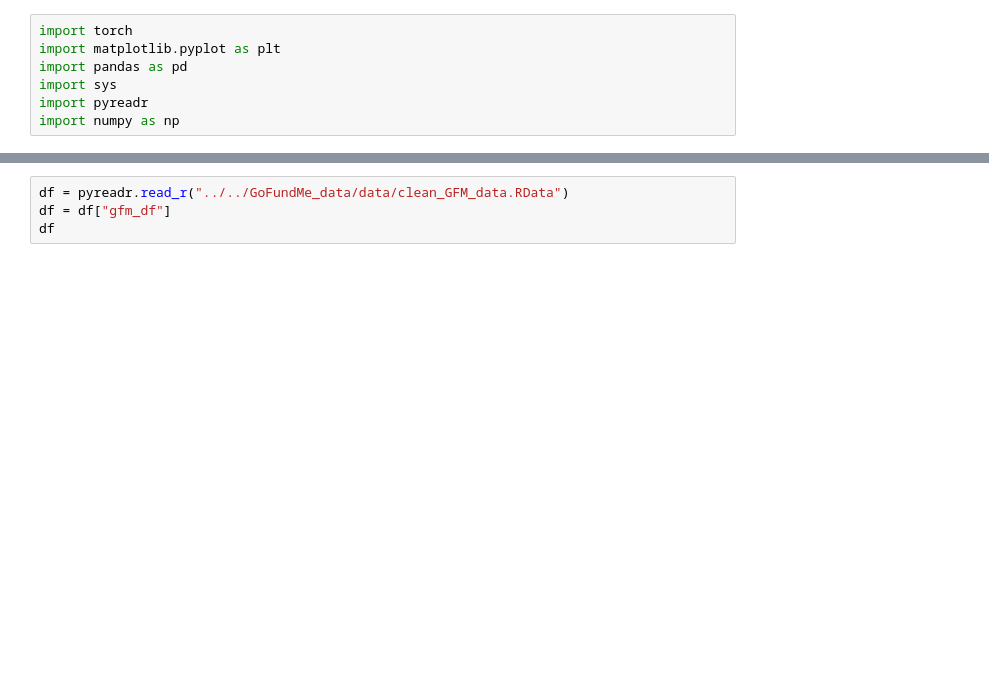
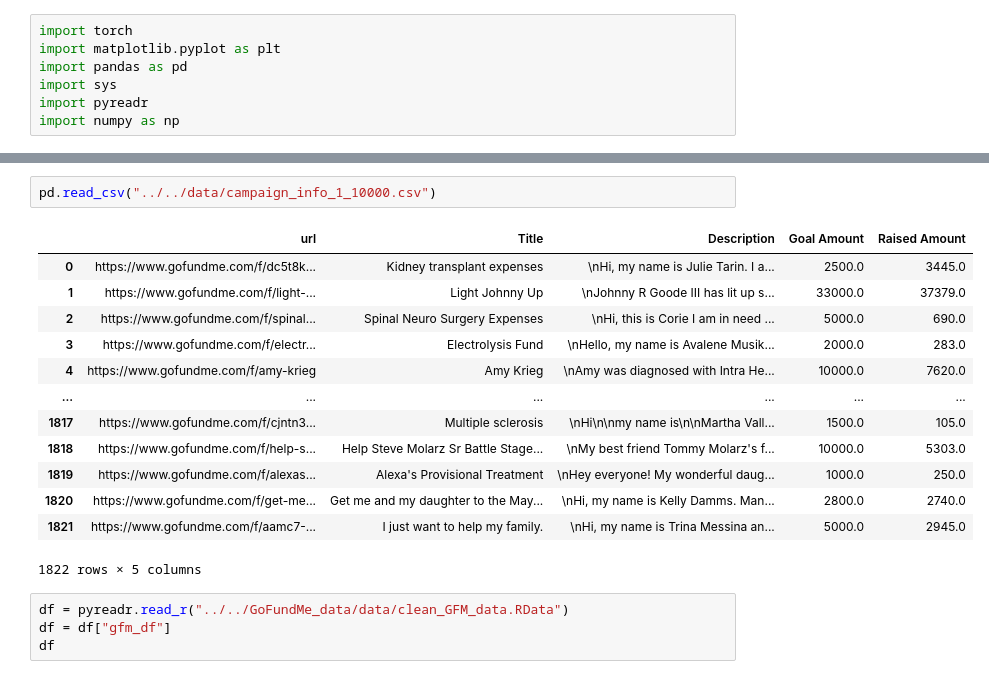
Before and after one commit to ece1786-2023/FundSeer, a Jupyter notebook: notebooks/baseline_model.ipynb, the cells around one changed output, grey strips where cells are left out. Cells and saved outputs as stored; diff of their text form; blank space fills up the shorter version.

```diff
--- a/notebooks/baseline_model.ipynb
+++ b/notebooks/baseline_model.ipynb
@@ -8,3 +14,19 @@ import numpy as np
+# %%
+pd.read_csv("../../data/campaign_info_1_10000.csv")
+# %% [output]
+|  | url | Title | Description | Goal Amount | Raised Amount |
+| 0 | https://www.gofundme.com/f/dc5t8k... | Kidney transplant expenses | \nHi, my name is Julie Tarin. I a... | 2500.0 | 3445.0 |
+| 1 | https://www.gofundme.com/f/light-... | Light Johnny Up | \nJohnny R Goode III has lit up s... | 33000.0 | 37379.0 |
+| 2 | https://www.gofundme.com/f/spinal... | Spinal Neuro Surgery Expenses | \nHi, this is Corie I am in need ... | 5000.0 | 690.0 |
+| 3 | https://www.gofundme.com/f/electr... | Electrolysis Fund | \nHello, my name is Avalene Musik... | 2000.0 | 283.0 |
+| 4 | https://www.gofundme.com/f/amy-krieg | Amy Krieg | \nAmy was diagnosed with Intra He... | 10000.0 | 7620.0 |
+| ... | ... | ... | ... | ... | ... |
+| 1817 | https://www.gofundme.com/f/cjntn3... | Multiple sclerosis | \nHi\n\nmy name is\n\nMartha Vall... | 1500.0 | 105.0 |
+| 1818 | https://www.gofundme.com/f/help-s... | Help Steve Molarz Sr Battle Stage... | \nMy best friend Tommy Molarz's f... | 10000.0 | 5303.0 |
+| 1819 | https://www.gofundme.com/f/alexas... | Alexa's Provisional Treatment | \nHey everyone! My wonderful daug... | 1000.0 | 250.0 |
+| 1820 | https://www.gofundme.com/f/get-me... | Get me and my daughter to the May... | \nHi, my name is Kelly Damms. Man... | 2800.0 | 2740.0 |
+| 1821 | https://www.gofundme.com/f/aamc7-... | I just want to help my family. | \nHi, my name is Trina Messina an... | 5000.0 | 2945.0 |
+1822 rows × 5 columns
 # %%
 df = pyreadr.read_r("../../GoFundMe_data/data/clean_GFM_data.RData")
 df = df["gfm_df"]
```
Also changed, not shown: parts of 2 cells of this notebook, 3 other files.
